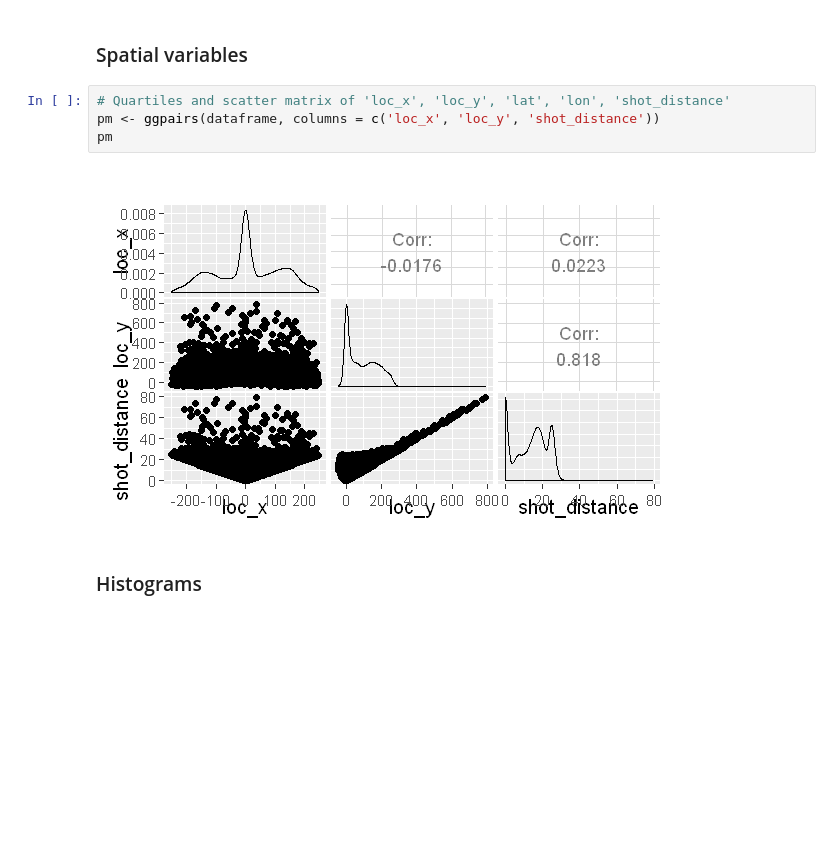
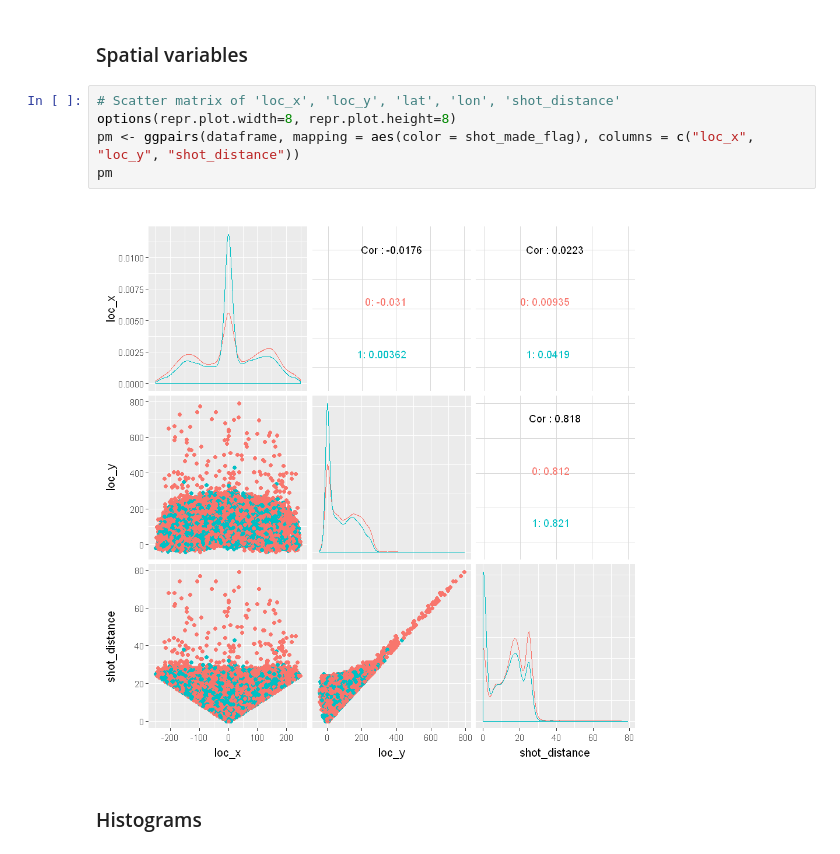
Before and after one commit to brunocalou/Kobe-Bryant-Shot-Selection, a Jupyter notebook: app.ipynb, the cells around one changed output. Saved outputs shown, nothing was run; the diff lists cells and outputs as text; blank space fills up the shorter version.

```diff
--- a/app.ipynb
+++ b/app.ipynb
@@ -202,11 +245,12 @@ head(data_cl)
 # %% [markdown]
 ### Spatial variables
 # %%
-# Quartiles and scatter matrix of 'loc_x', 'loc_y', 'lat', 'lon', 'shot_distance'
-pm <- ggpairs(dataframe, columns = c('loc_x', 'loc_y', 'shot_distance'))
+# Scatter matrix of 'loc_x', 'loc_y', 'lat', 'lon', 'shot_distance'
+options(repr.plot.width=8, repr.plot.height=8)
+pm <- ggpairs(dataframe, mapping = aes(color = shot_made_flag), columns = c("loc_x", "loc_y", "shot_distance"))
 pm
 # %% [output]
-[figure, old version]
+[figure, new version]
 # %% [markdown]
 ### Histograms
 # %%
```
Also changed, not shown: parts of 7 cells of this notebook, 1 other file.
